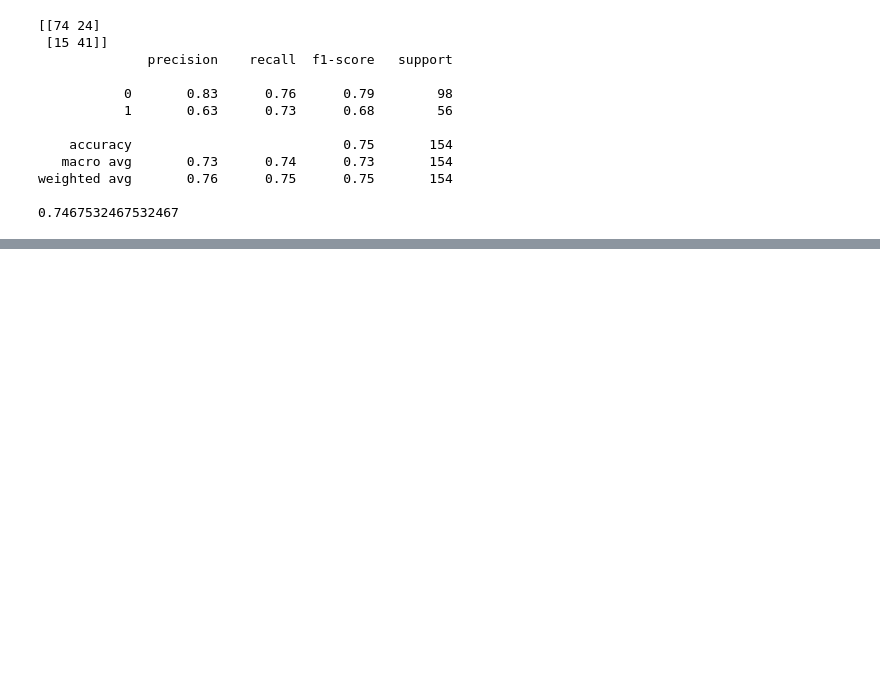
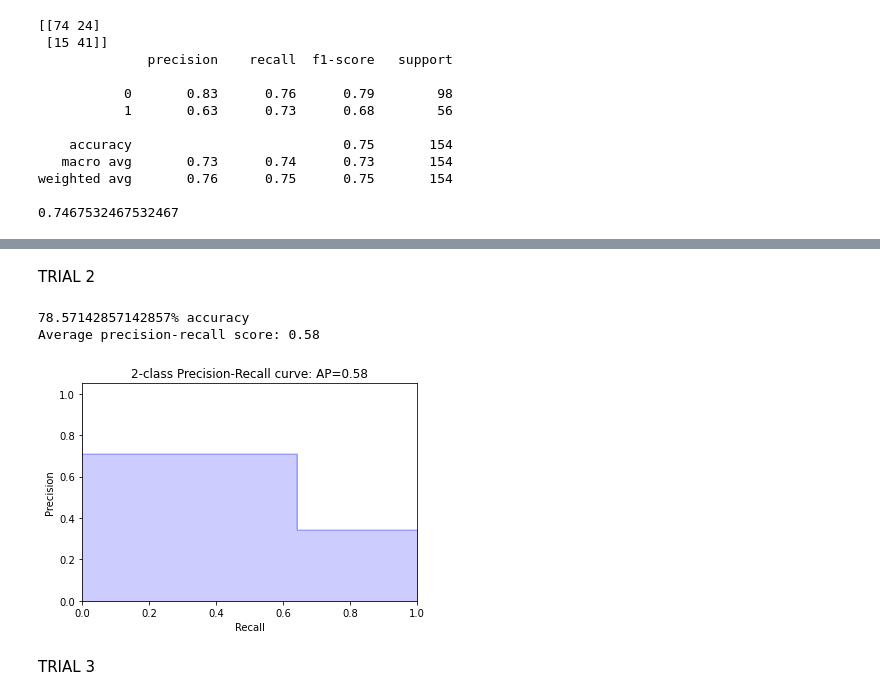
Before and after one commit to mefy-Aruna/Diabetes, a Jupyter notebook: PIMA_DATASET.ipynb, the cells around one changed output, grey strips where cells are left out. Cells and saved outputs as stored; diff of their text form; code cells hidden in the pictures; blank space fills up the shorter version.

```diff
--- a/PIMA_DATASET.ipynb
+++ b/PIMA_DATASET.ipynb
@@ -383,0 +504,77 @@ weighted avg       0.76      0.75      0.75       154
+# %% [markdown]
+TRIAL 2
+# %%
+
+
+import pandas as pd
+import numpy as np
+from sklearn import tree
+from sklearn.model_selection import train_test_split
+from sklearn import preprocessing
+from sklearn.metrics import accuracy_score
+import matplotlib.pyplot as plt
+from sklearn.metrics import average_precision_score
+from sklearn.metrics import precision_recall_curve
+
+#read data
+data = pd.read_csv("data.csv")
+from fancyimpute import IterativeImputer
+mice_impute = IterativeImputer()
+data = mice_impute.fit_transform(data)
+data_n = pd.DataFrame(data)
+data_n.to_csv("MiceTrial2.csv", index=False, header=False)
+data = pd.read_csv("MiceTrial2.csv")
+
+#setting up the data
+
+y=data.iloc[:,[8]]
+x=data.iloc[:,[1,2,3,4,5,6,7]]
+
+#preprocessing the data
+
+#le = preprocessing.LabelEncoder()
+#y=le.fit_transform(y)
+
+#splitting the data into train and test
+
+X_train,X_test,Y_train,Y_test=train_test_split(x,y,test_size=0.20,random_state=0)
+
+#training the classifier
+clf=tree.DecisionTreeClassifier(criterion='gini',min_samples_split=30,splitter="best")
+clf=clf.fit(X_train,Y_train)
+
+#predicting
+
+y_pred=clf.predict(X_test)
+
+
+#testing the accuracy
+
+accuracy=accuracy_score(Y_test,y_pred)
+print(str(accuracy*100)+"% accuracy")
+
+#testing the precision
+average_precision = average_precision_score(Y_test,y_pred)
+
+print('Average precision-recall score: {0:0.2f}'.format(
+      average_precision))
+
+#visualising the training set results
+precision, recall, _ = precision_recall_curve(Y_test, y_pred)
+plt.step(recall, precision, color='b', alpha=0.2,
+         where='post')
+
+plt.fill_between(recall, precision, step='post', alpha=0.2,color='b')
+plt.xlabel('Recall')
+plt.ylabel('Precision')
+plt.ylim([0.0, 1.05])
+plt.xlim([0.0, 1.0])
+plt.title('2-class Precision-Recall curve: AP={0:0.2f}'.format(
+          average_precision))
+plt.show()
+# %% [output]
+78.57142857142857% accuracy
+Average precision-recall score: 0.58
+[figure, added]
+# %% [markdown]
+TRIAL 3
```
Also changed, not shown: parts of 36 cells of this notebook.
